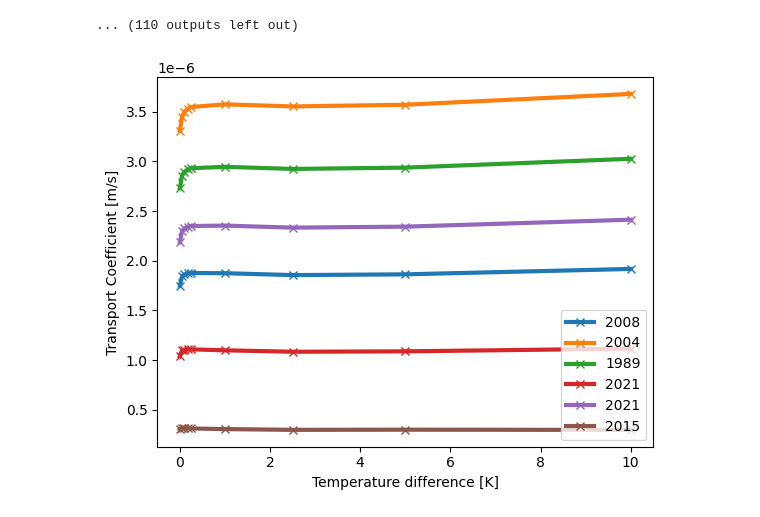
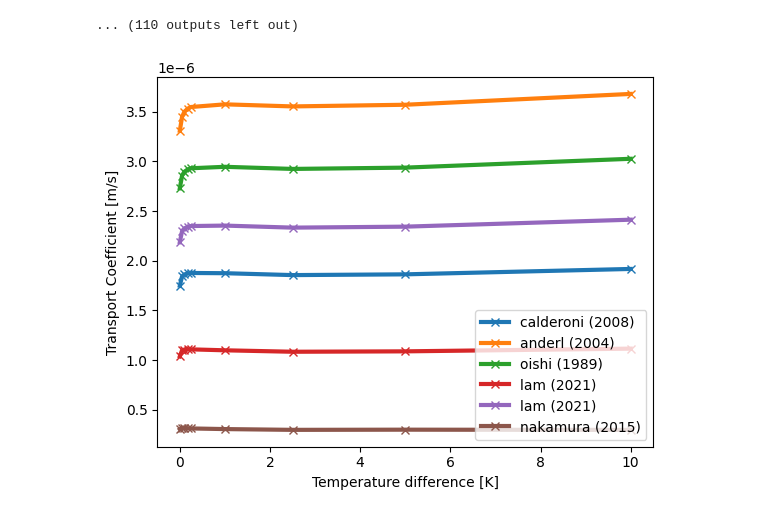
Before and after one commit to WeaverC20/LIBRADiff, a Jupyter notebook: BABY_2D_Props.ipynb, the cells around one changed output. Cells and saved outputs as stored; diff of their text form; code cells hidden in the pictures.

Commit message:
fixed label on graph

```diff
--- a/BABY_2D_Props.ipynb
+++ b/BABY_2D_Props.ipynb
@@ -207,11 +207,10 @@ Solved problem in 0.10 s
 # %%
 plt.figure()
 for i in range(len(k_array_array)):
-    plt.plot(dt_array, k_array_array[i], '-x', label=diffusivities[i].year, linewidth=3)
+    plt.plot(dt_array, k_array_array[i], '-x', label=str(diffusivities[i].author + " (" + str(diffusivities[i].year) + ")"), linewidth=3)
 plt.xlabel("Temperature difference [K]")
 plt.ylabel("Transport Coefficient [m/s]")
 plt.legend(loc = "lower right")
 plt.show()
-# plt.savefig("betasComparison.svg")
 # %% [output]
-[figure, old version]
+[figure, new version]
```
